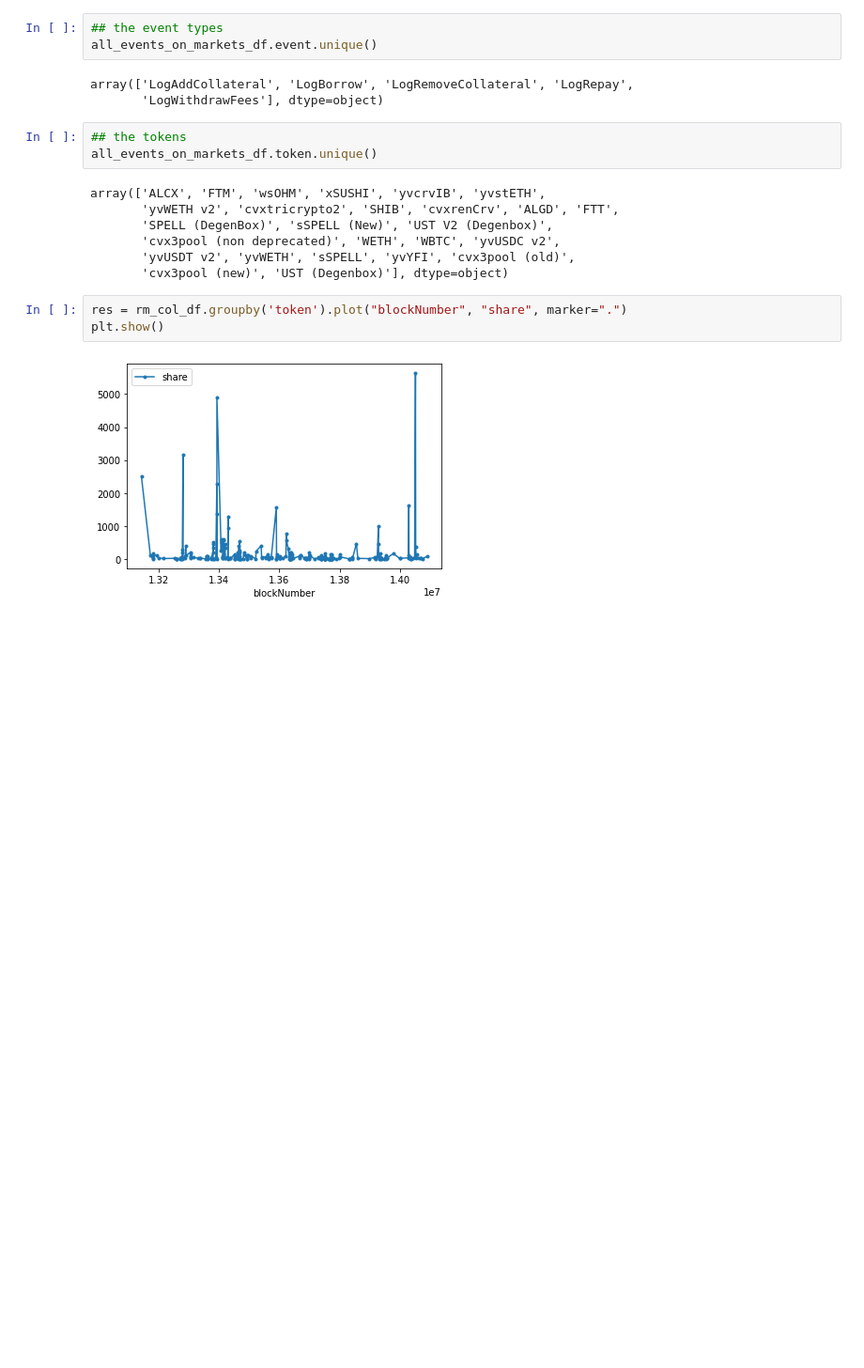
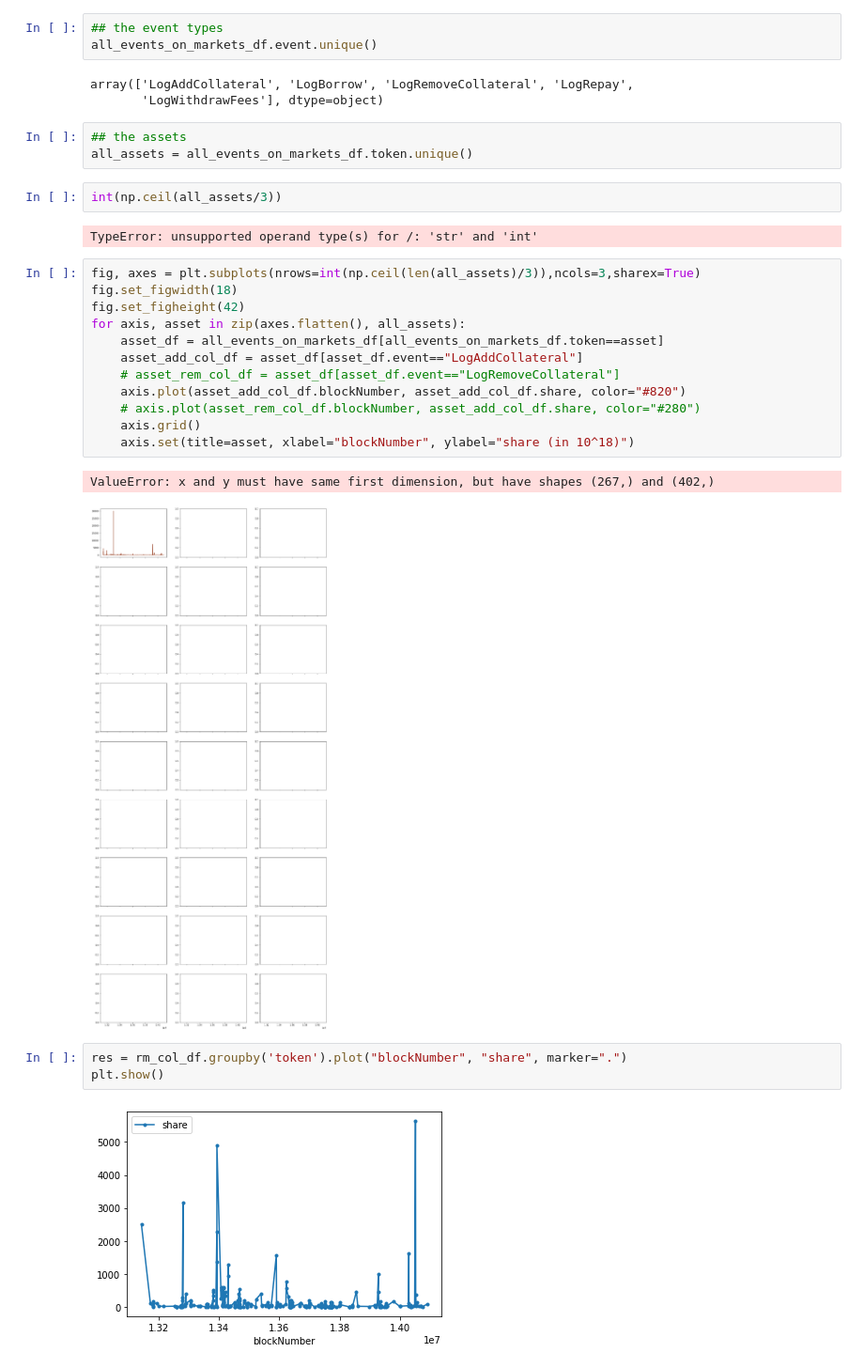
Before and after one commit to popcorndao/stablecoin-metrics, a Jupyter notebook: notebooks/Stablecoin_MIM_exposure.ipynb, the cells around one changed output. Shown: that part at 94% size. Cells and saved outputs as stored; diff of their text form; blank space fills up the shorter version.

```diff
--- a/notebooks/Stablecoin_MIM_exposure.ipynb
+++ b/notebooks/Stablecoin_MIM_exposure.ipynb
@@ -245,15 +245,27 @@ all_events_on_markets_df.event.unique()
 array(['LogAddCollateral', 'LogBorrow', 'LogRemoveCollateral', 'LogRepay',
        'LogWithdrawFees'], dtype=object)
 # %%
-## the tokens
-all_events_on_markets_df.token.unique()
+## the assets
+all_assets = all_events_on_markets_df.token.unique()
-# %% [output]
-array(['ALCX', 'FTM', 'wsOHM', 'xSUSHI', 'yvcrvIB', 'yvstETH',
-       'yvWETH v2', 'cvxtricrypto2', 'SHIB', 'cvxrenCrv', 'ALGD', 'FTT',
-       'SPELL (DegenBox)', 'sSPELL (New)', 'UST V2 (Degenbox)',
-       'cvx3pool (non deprecated)', 'WETH', 'WBTC', 'yvUSDC v2',
-       'yvUSDT v2', 'yvWETH', 'sSPELL', 'yvYFI', 'cvx3pool (old)',
-       'cvx3pool (new)', 'UST (Degenbox)'], dtype=object)
+# %%
+int(np.ceil(all_assets/3))
+# %% [output]
+TypeError: unsupported operand type(s) for /: 'str' and 'int'
+# %%
+fig, axes = plt.subplots(nrows=int(np.ceil(len(all_assets)/3)),ncols=3,sharex=True)
+fig.set_figwidth(18)
+fig.set_figheight(42)
+for axis, asset in zip(axes.flatten(), all_assets):
+    asset_df = all_events_on_markets_df[all_events_on_markets_df.token==asset]
+    asset_add_col_df = asset_df[asset_df.event=="LogAddCollateral"]
+    # asset_rem_col_df = asset_df[asset_df.event=="LogRemoveCollateral"]
+    axis.plot(asset_add_col_df.blockNumber, asset_add_col_df.share, color="#820")
+    # axis.plot(asset_rem_col_df.blockNumber, asset_add_col_df.share, color="#280")
+    axis.grid()
+    axis.set(title=asset, xlabel="blockNumber", ylabel="share (in 10^18)")
+# %% [output]
+ValueError: x and y must have same first dimension, but have shapes (267,) and (402,)
+[figure, added]
 # %%
 res = rm_col_df.groupby('token').plot("blockNumber", "share", marker=".")
 plt.show()
```
Also changed, not shown: 1 other file.
